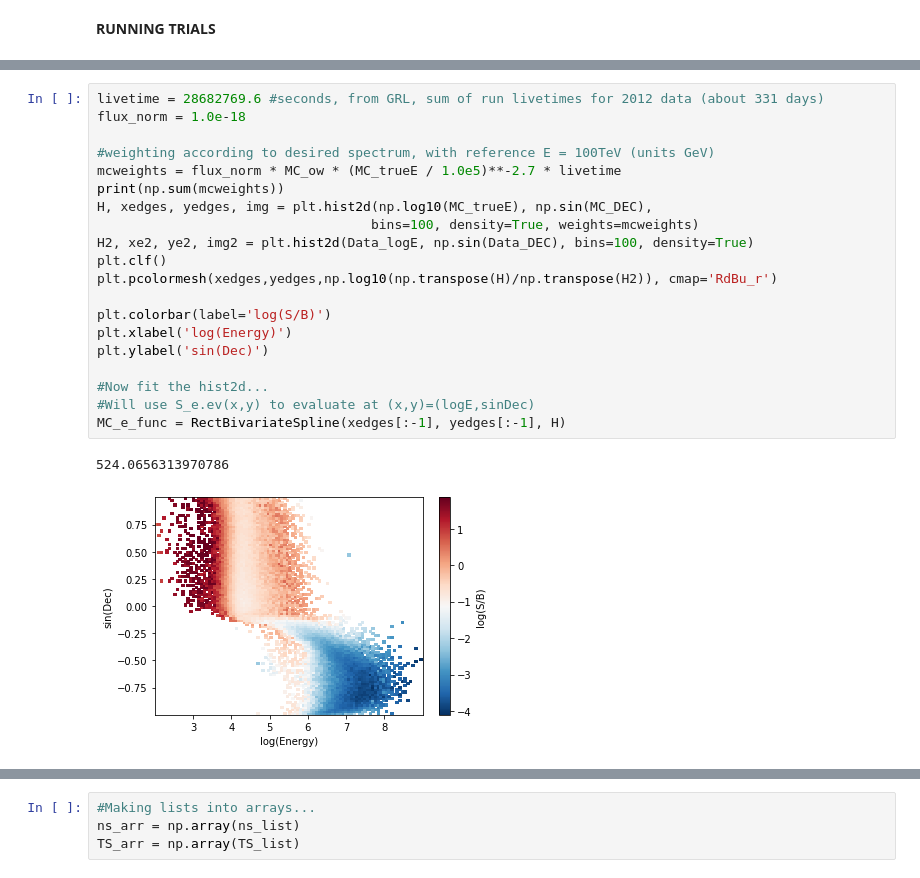
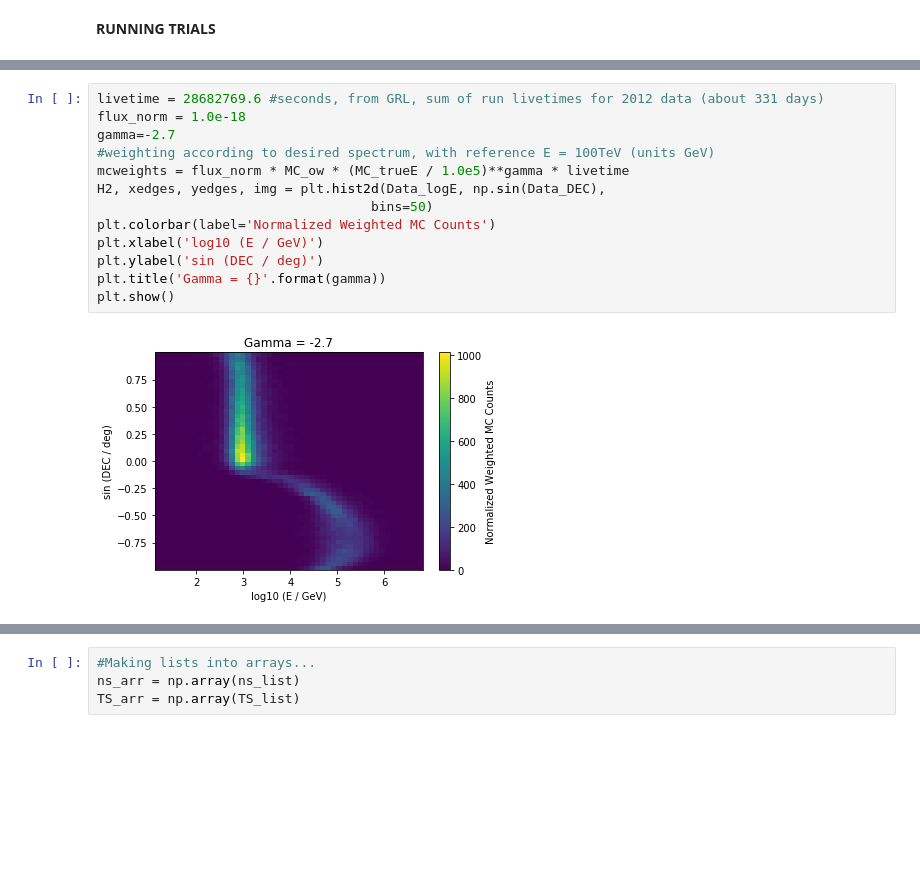
Before and after one commit to MACampana/IceCube_Intro, a Jupyter notebook: IntroAnalyses.ipynb, the cells around one changed output, grey strips where cells are left out. Saved outputs shown, nothing was run; the diff lists cells and outputs as text; blank space fills up the shorter version.

```diff
--- a/IntroAnalyses.ipynb
+++ b/IntroAnalyses.ipynb
@@ -706,23 +819,15 @@ plt.show()
 # %%
 livetime = 28682769.6 #seconds, from GRL, sum of run livetimes for 2012 data (about 331 days)
 flux_norm = 1.0e-18
-
+gamma=-2.7
 #weighting according to desired spectrum, with reference E = 100TeV (units GeV)
-mcweights = flux_norm * MC_ow * (MC_trueE / 1.0e5)**-2.7 * livetime
-print(np.sum(mcweights))
-H, xedges, yedges, img = plt.hist2d(np.log10(MC_trueE), np.sin(MC_DEC),
-                                   bins=100, density=True, weights=mcweights)
-H2, xe2, ye2, img2 = plt.hist2d(Data_logE, np.sin(Data_DEC), bins=100, density=True)
-plt.clf()
-plt.pcolormesh(xedges,yedges,np.log10(np.transpose(H)/np.transpose(H2)), cmap='RdBu_r')
-
-plt.colorbar(label='log(S/B)')
-plt.xlabel('log(Energy)')
-plt.ylabel('sin(Dec)')
-
-#Now fit the hist2d...
-#Will use S_e.ev(x,y) to evaluate at (x,y)=(logE,sinDec)
-MC_e_func = RectBivariateSpline(xedges[:-1], yedges[:-1], H)
+mcweights = flux_norm * MC_ow * (MC_trueE / 1.0e5)**gamma * livetime
+H2, xedges, yedges, img = plt.hist2d(Data_logE, np.sin(Data_DEC),
+                                   bins=50)
+plt.colorbar(label='Normalized Weighted MC Counts')
+plt.xlabel('log10 (E / GeV)')
+plt.ylabel('sin (DEC / deg)')
+plt.title('Gamma = {}'.format(gamma))
+plt.show()
 # %% [output]
-524.0656313970786
-[figure, old version]
+[figure, new version]
```
Also changed, not shown: parts of 17 cells of this notebook.
